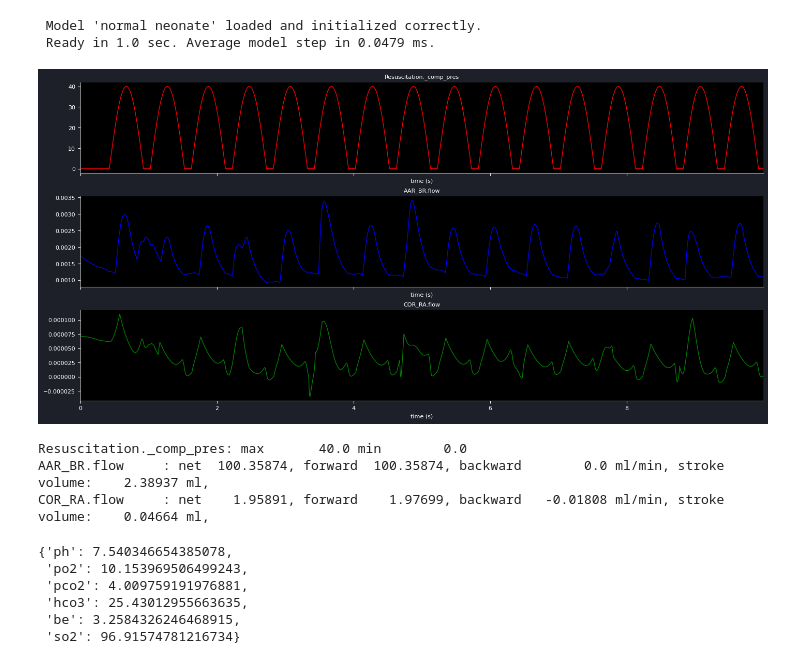
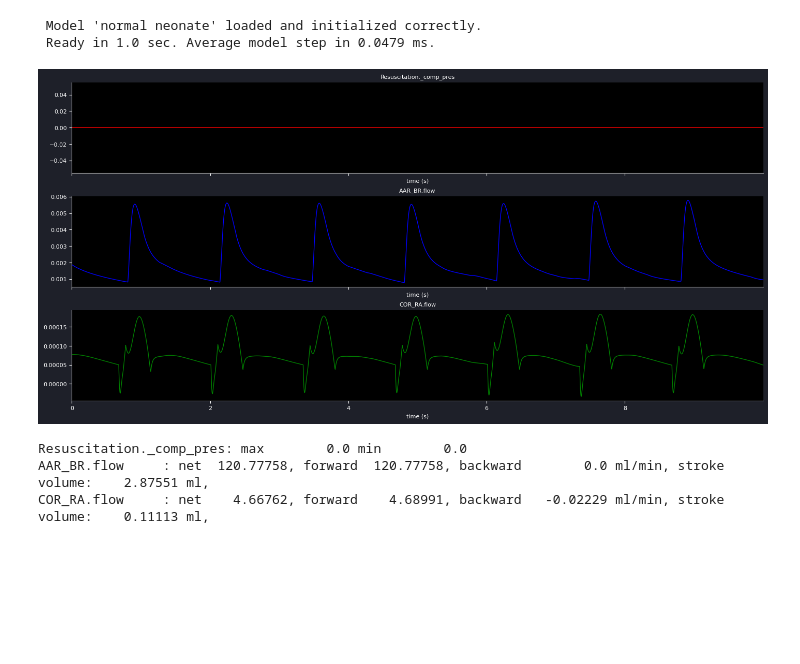
Before and after one commit to Dobutamine/explain-python, a Jupyter notebook: tutorial.ipynb, the cells around one changed output. Cells and saved outputs as stored; diff of their text form; code cells hidden in the pictures; blank space fills up the shorter version.

```diff
--- a/tutorial.ipynb
+++ b/tutorial.ipynb
@@ -35,35 +35,37 @@ neo.calculate(10)
  Model 'normal neonate' loaded and initialized correctly.
  Ready in 1.0 sec. Average model step in 0.0479 ms.
 # %%
+# start cpr
 models["Resuscitation"].start_cpr()
+
+# override the heartrate
 models["Resuscitation"].set_heartrate(45)
-models["Resuscitation"].vent_pres = 4.0
+
+# set the ratio compressions:ventilations or select asynchronous mode
 models["Resuscitation"].compressions = 3.0
 models["Resuscitation"].ventilations = 1.0
+models["Resuscitation"].async_ventilation = True
+
+# set the compressions properties
+models["Resuscitation"].chest_comp_freq = 100.0
+models["Resuscitation"].chest_comp_pres = 0.0
+models["Resuscitation"].chest_comp_time = 0.5
+
+# set the ventilation properties
+models["Resuscitation"].vent_pres = 4.0
 models["Resuscitation"].vent_freq = 30.0
-models["Resuscitation"].chest_comp_freq = 100.0
-models["Resuscitation"].chest_comp_pres = 40.0
-models["Resuscitation"].chest_comp_time = 0.5
-models["Resuscitation"].async_ventilation = True
+
+# plot the compressions brain and coronary flow
 neo.plot_time_graph(
     ["Resuscitation._comp_pres", "AAR_BR.flow","COR_RA.flow"],
     combined=False,
     sharey=False,
     sampleinterval=0.0005,
     fill=False,
     time_to_calculate=10,
 )
 # %% [output]
-[figure, old version]
+[figure, new version]
-Resuscitation._comp_pres: max       40.0 min        0.0
-AAR_BR.flow     : net  100.35874, forward  100.35874, backward        0.0 ml/min, stroke volume:    2.38937 ml,
-COR_RA.flow     : net    1.95891, forward    1.97699, backward   -0.01808 ml/min, stroke volume:    0.04664 ml,
+Resuscitation._comp_pres: max        0.0 min        0.0
+AAR_BR.flow     : net  120.77758, forward  120.77758, backward        0.0 ml/min, stroke volume:    2.87551 ml,
+COR_RA.flow     : net    4.66762, forward    4.68991, backward   -0.02229 ml/min, stroke volume:    0.11113 ml,
-# %%
-neo.get_bloodgas("AA")
-# %% [output]
-{'ph': 7.540346654385078,
- 'po2': 10.153969506499243,
- 'pco2': 4.009759191976881,
- 'hco3': 25.43012955663635,
- 'be': 3.2584326246468915,
- 'so2': 96.91574781216734}
```
Also changed, not shown: parts of 4 cells of this notebook.
